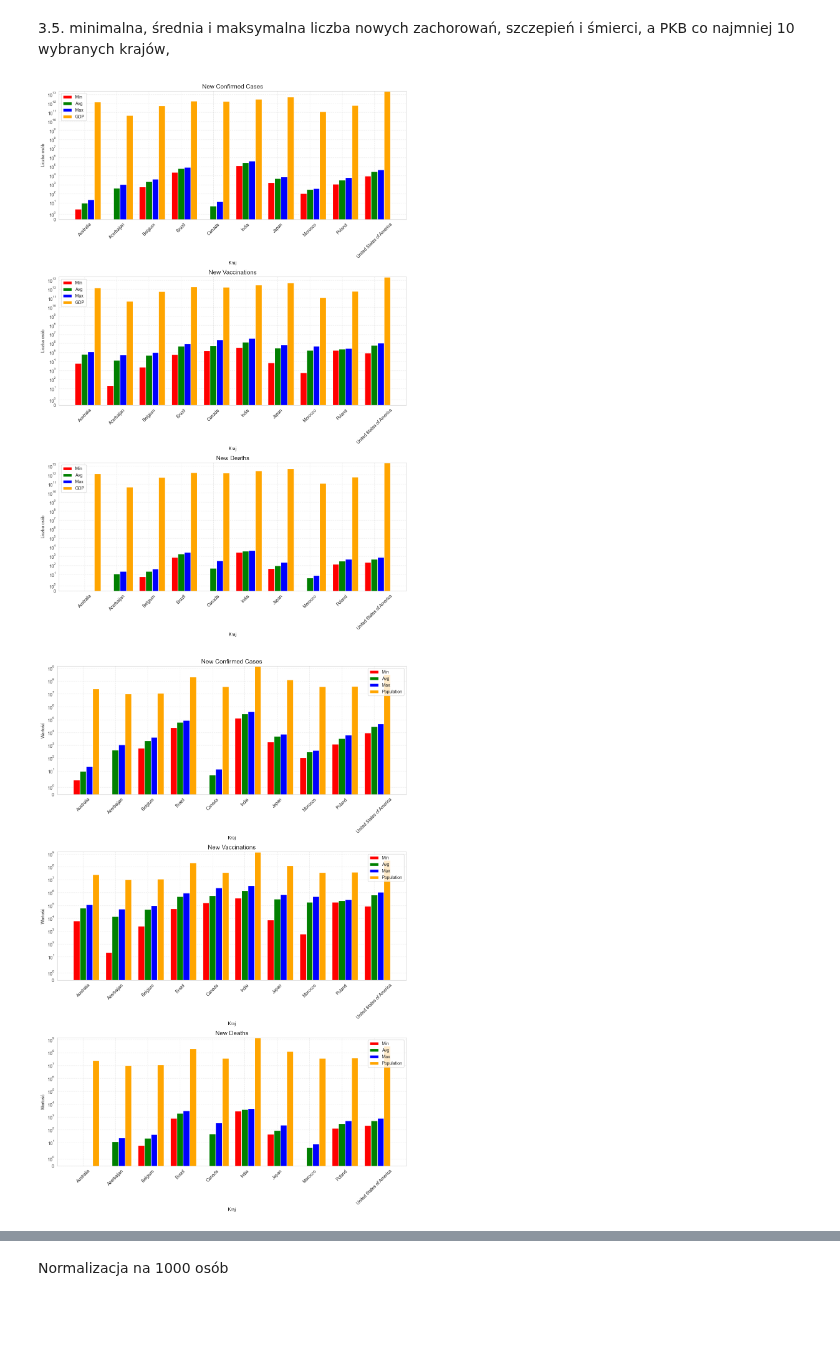
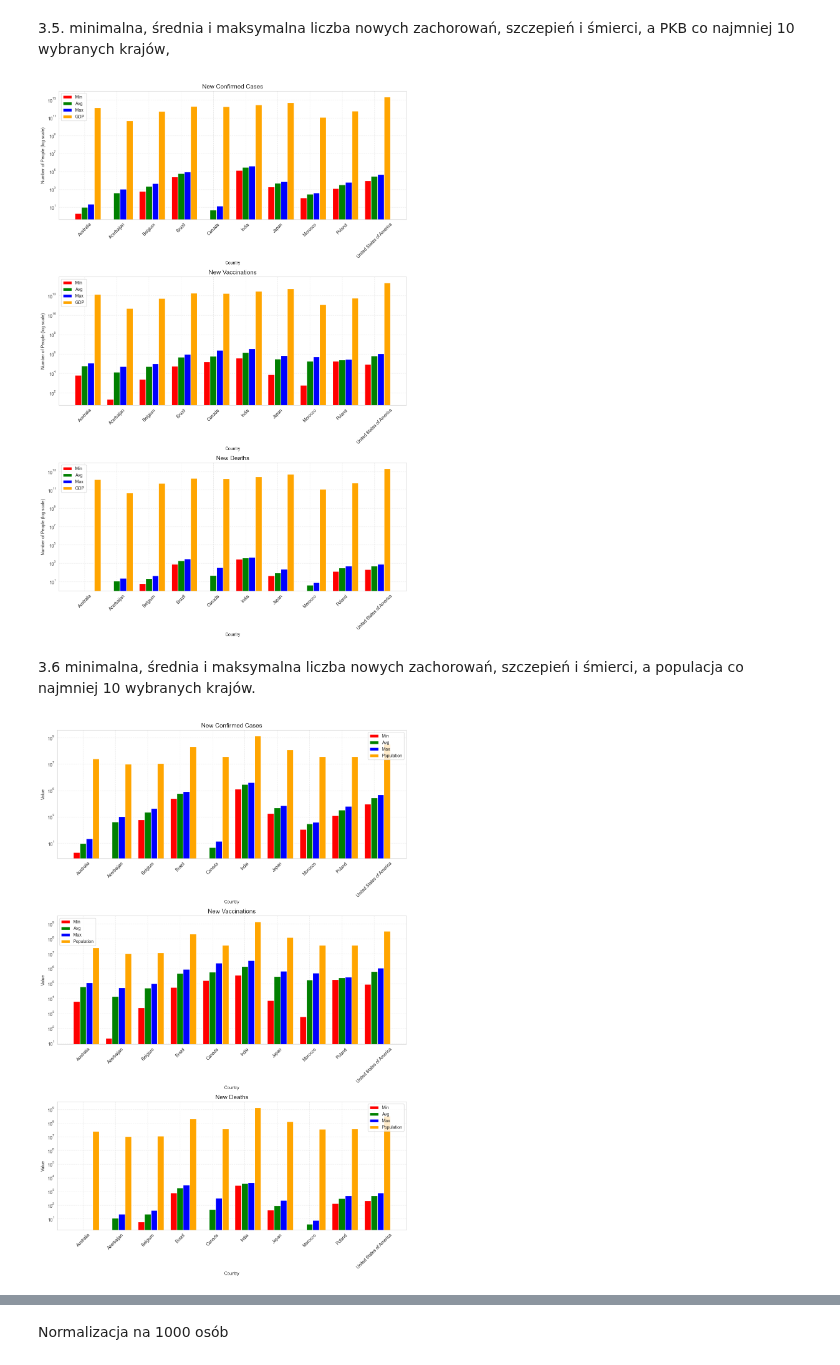
Before and after one commit to JakubKaczmarek5764/BigData1, a Jupyter notebook: zad2.ipynb, the cells around one changed output, grey strips where cells are left out. Saved outputs shown, nothing was run; the diff lists cells and outputs as text; code cells hidden in the pictures; blank space fills up the shorter version.

```diff
--- a/zad2.ipynb
+++ b/zad2.ipynb
@@ -456,0 +453,23 @@ Passing `palette` without assigning `hue` is deprecated and will be removed in v
+# %%
+fig, ax = plt.subplots(3, 1, figsize=(10, 18))
+
+sns.barplot(x='country_name', y='new_confirmed', data=std_values, palette='Blues', ax=ax[0])
+ax[0].set_title(f'Standard Deviation of New Confirmed Cases for Selected Countries\nin {year}-{month:02d}', fontsize=14)
+ax[0].set_xlabel('Country', fontsize=12)
+ax[0].set_ylabel('Standard Deviation', fontsize=12)
+ax[0].tick_params(axis='x', rotation=45)
+
+sns.barplot(x='country_name', y='new_deceased', data=std_values, palette='Reds', ax=ax[1])
+ax[1].set_title(f'Standard Deviation of New Deaths for Selected Countries\nin {year}-{month:02d}', fontsize=14)
+ax[1].set_xlabel('Country', fontsize=12)
+ax[1].set_ylabel('Standard Deviation', fontsize=12)
+ax[1].tick_params(axis='x', rotation=45)
+
+sns.barplot(x='country_name', y='new_persons_vaccinated', data=std_values, palette='Greens', ax=ax[2])
+ax[2].set_title(f'Standard Deviation of New Vaccinations for Selected Countries\nin {year}-{month:02d}', fontsize=14)
+ax[2].set_xlabel('Country', fontsize=12)
+ax[2].set_ylabel('Standard Deviation', fontsize=12)
+ax[2].tick_params(axis='x', rotation=45)
+
+plt.tight_layout()
+plt.show()
@@ -501,46 +533,46 @@ for i, metric in enumerate(metrics):
     ax.bar(x + 2 * width, merged['gdp_usd'],  width=width, label="GDP", color='orange')
 
     ax.set_title(titles[i], fontsize=14)
-    ax.set_ylabel('Liczba osób')
-    ax.set_xlabel('Kraj')
+    ax.set_ylabel('Number of People (log scale)')
+    ax.set_xlabel('Country')
     ax.set_xticks(x)
     ax.set_xticklabels(merged['country_name'], rotation=45)
     ax.legend()
     ax.grid(True, linestyle='--', alpha=0.4)
-    ax.set_yscale('symlog')
-
+    ax.set_yscale('log')
 
 plt.tight_layout()
 plt.show()
 # %% [output]
-[figure, old version]
+[figure, new version]
+# %% [markdown]
+3.6 minimalna, średnia i maksymalna liczba nowych zachorowań, szczepień i śmierci, a populacja co najmniej 10 wybranych krajów.
 # %%
 merged = merged.merge(countries_df[['country_name', 'population']], on='country_name')
 
 fig, axes = plt.subplots(3, 1, figsize=(12, 18))
 
 for i, metric in enumerate(metrics):
     ax = axes[i]
 
     ax.bar(x - width, merged[f'{metric}_min'], width=width, label='Min', color=colors[0])
     ax.bar(x,        merged[f'{metric}_avg'], width=width, label='Avg', color=colors[1])
     ax.bar(x + width, merged[f'{metric}_max'], width=width, label='Max', color=colors[2])
     ax.bar(x + 2 * width, merged['population'],  width=width, label="Population", color='orange')
 
     ax.set_title(titles[i], fontsize=14)
-    ax.set_ylabel('Wartość')
-    ax.set_xlabel('Kraj')
+    ax.set_ylabel('Value')
+    ax.set_xlabel('Country')
     ax.set_xticks(x)
     ax.set_xticklabels(merged['country_name'], rotation=45)
     ax.legend()
     ax.grid(True, linestyle='--', alpha=0.4)
-    ax.set_yscale('symlog')
-
+    ax.set_yscale('log')
 
 plt.tight_layout()
 plt.show()
 # %% [output]
-[figure, old version]
+[figure, new version]
 # %%
 ## Część 4
 merged
```
Also changed, not shown: parts of 2 cells of this notebook.
